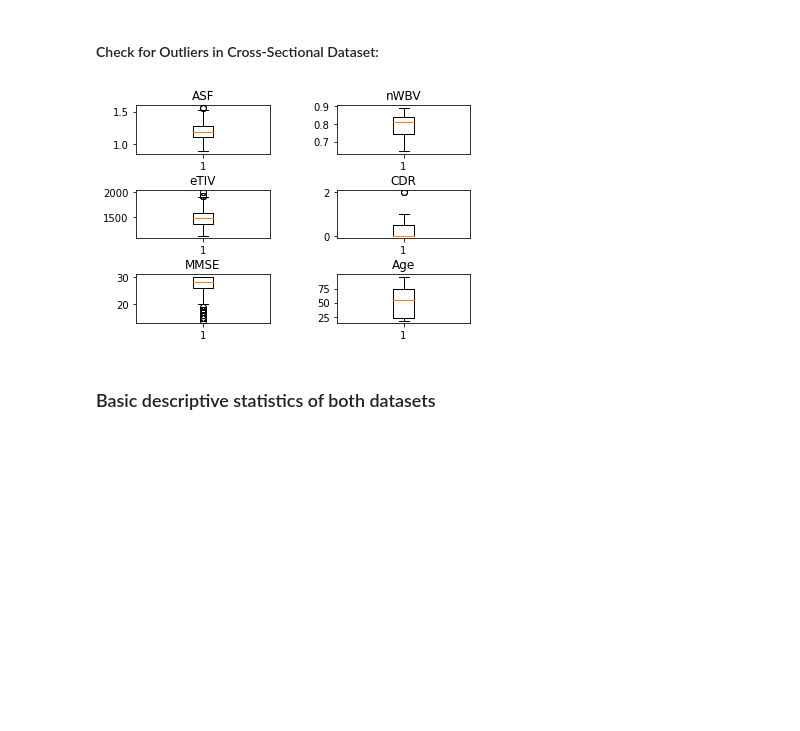
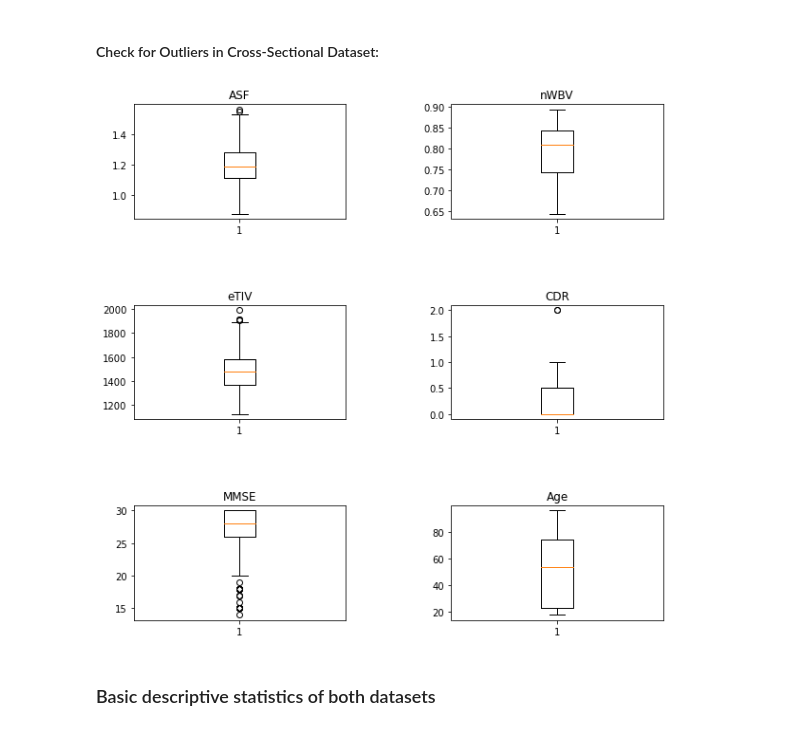
Before and after one commit to Rhaegar2012/CPSC-Project, a Jupyter notebook: CPSC-End of Term Project .ipynb, the cells around one changed output. Drawn from its saved outputs; the diff is of its cells as text; code cells hidden in the pictures; blank space fills up the shorter version.

```diff
--- a/CPSC-End of Term Project .ipynb
+++ b/CPSC-End of Term Project .ipynb
@@ -230,31 +230,31 @@ plt.subplots_adjust(wspace = 0.5, hspace = 0.75)
 # %%
 # Eddy Edit:
 
-fig = plt.figure()
+fig = plt.figure(figsize=(10,10))
 ax1 = fig.add_subplot(3,2,1)
 ax2 = fig.add_subplot(3,2,2)
 ax3 = fig.add_subplot(3,2,3)
 ax4 = fig.add_subplot(3,2,4)
 ax5 = fig.add_subplot(3,2,5)
 ax6 = fig.add_subplot(3,2,6)
 
 ax1.boxplot(crossSectional_df['ASF'])
 ax2.boxplot(crossSectional_df['nWBV'])
 ax3.boxplot(crossSectional_df['eTIV'])
 ax4.boxplot(crossSectional_df['CDR'])
 ax5.boxplot(crossSectional_df['MMSE'])
 ax6.boxplot(crossSectional_df['Age'])
 
 ax1.set_title('ASF')
 ax2.set_title('nWBV')
 ax3.set_title('eTIV')
 ax4.set_title('CDR')
 ax5.set_title('MMSE')
 ax6.set_title('Age')
 
 plt.subplots_adjust(wspace = 0.5, hspace = 0.75)
 # %% [output]
-[figure, old version]
+[figure, new version]
 # %% [markdown]
 ### Basic descriptive statistics of both datasets
 # %%
```
Also changed, not shown: parts of 20 cells of this notebook.
